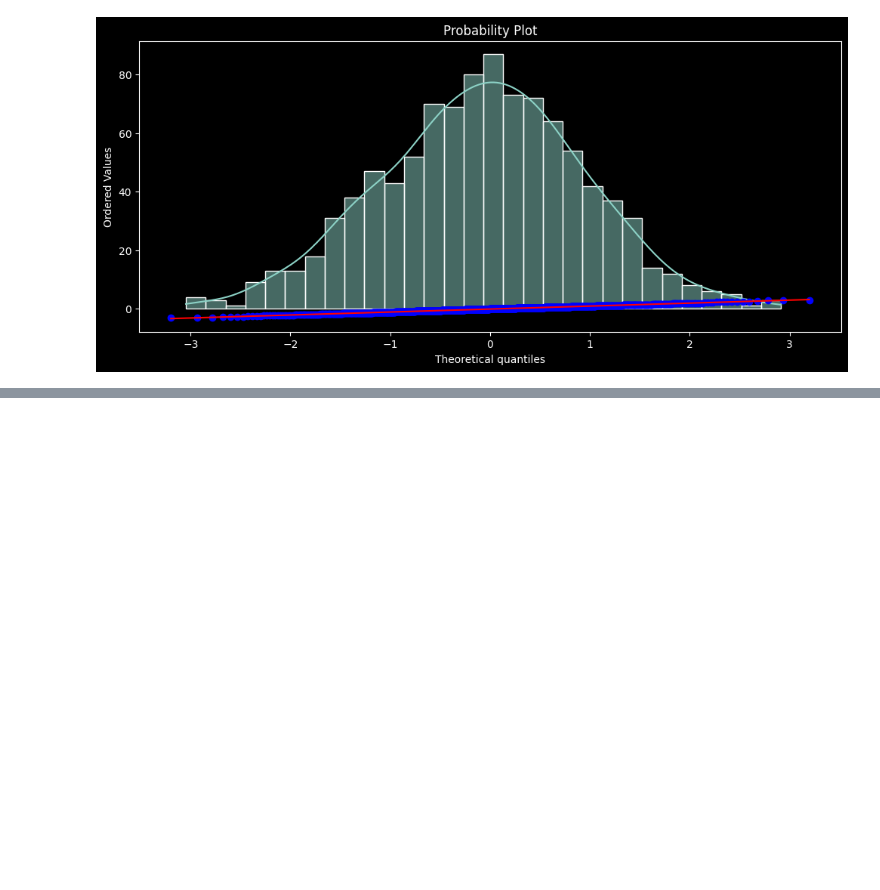
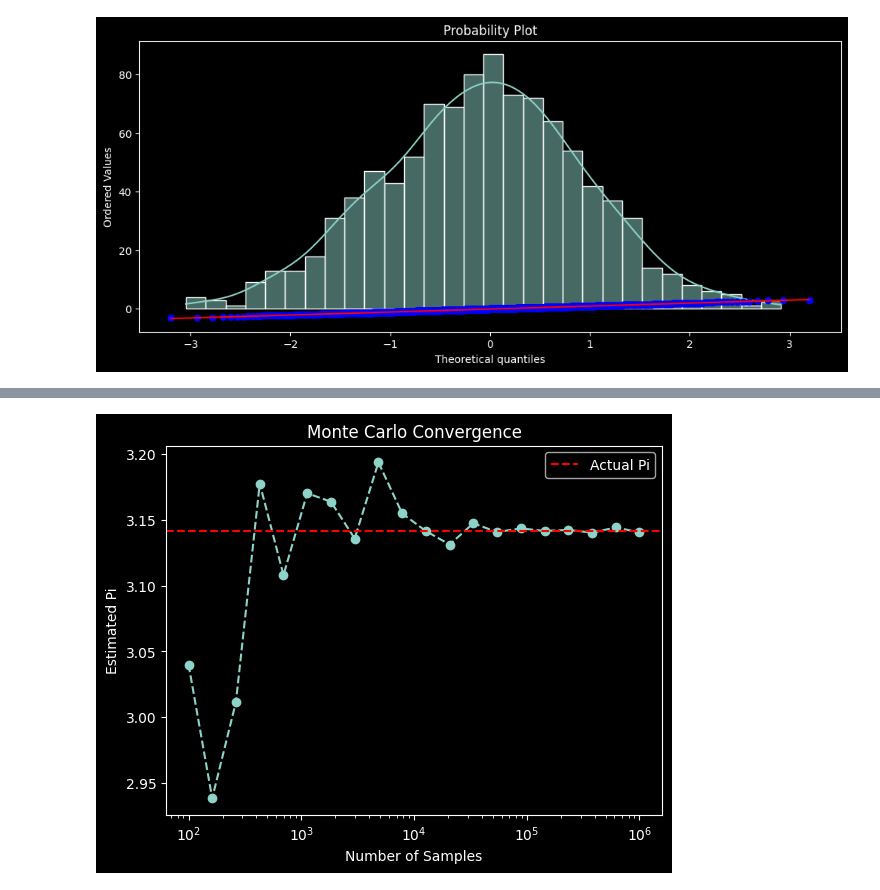
Before and after one commit to julihocc/itesm-ma2008b-code, a Jupyter notebook: MA2008B_101.ipynb, the cells around one changed output, grey strips where cells are left out. Saved outputs shown, nothing was run; the diff lists cells and outputs as text; code cells hidden in the pictures; blank space fills up the shorter version.

Commit message:
Add montecarlo convergence

```diff
--- a/MA2008B_101.ipynb
+++ b/MA2008B_101.ipynb
@@ -62,0 +63,14 @@ Estimated Pi: 3.142124
+# %%
+# Generate logarithmically spaced values for sample sizes
+n_values = np.logspace(2, 6, num=20, dtype=int) # Generate logarithmically spaced values for sample sizes
+pi_estimates = [monte_carlo_pi(n) for n in n_values]  # Estimate Pi for different sample sizes
+plt.plot(n_values, pi_estimates, marker='o', linestyle='dashed')  # Plot Pi estimates
+plt.xscale("log")  # Use logarithmic scale for x-axis
+plt.axhline(y=np.pi, color="red", linestyle="--", label="Actual Pi")  # Reference line for actual Pi value
+plt.xlabel("Number of Samples")  # Label x-axis
+plt.ylabel("Estimated Pi")  # Label y-axis
+plt.legend()  # Show legend
+plt.title("Monte Carlo Convergence")  # Title for the plot
+plt.show()  # Display the plot
+# %% [output]
+[figure, added]
```
Also changed, not shown: parts of 2 cells of this notebook.
